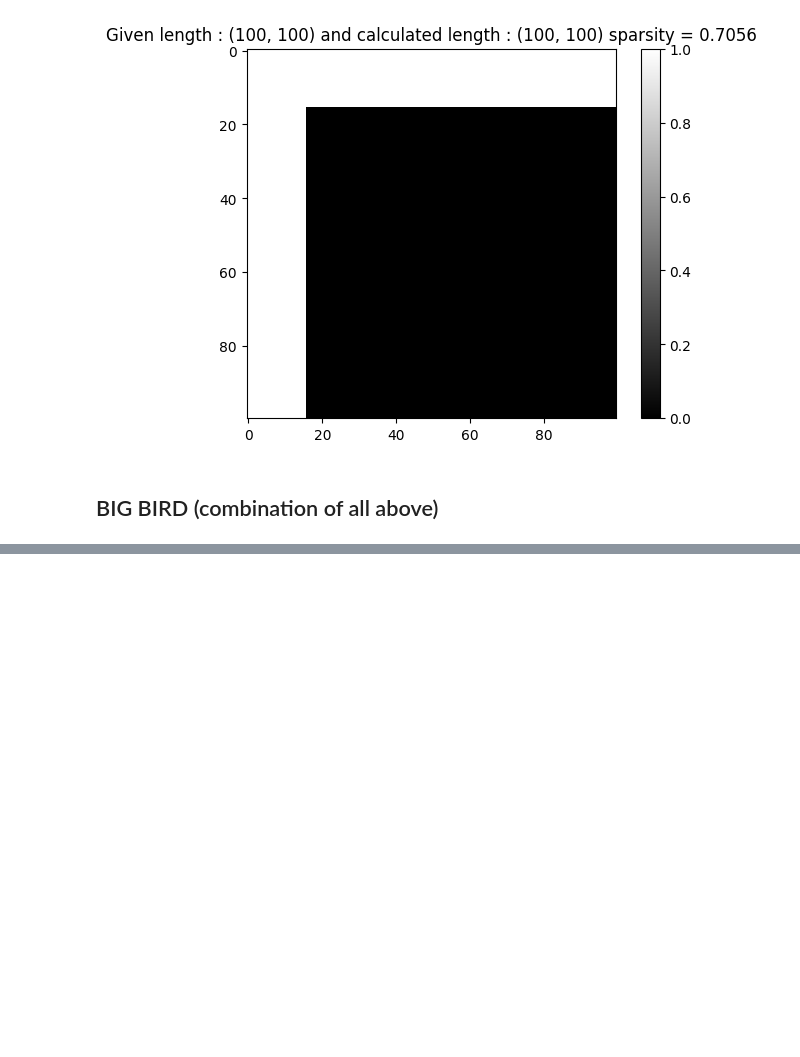
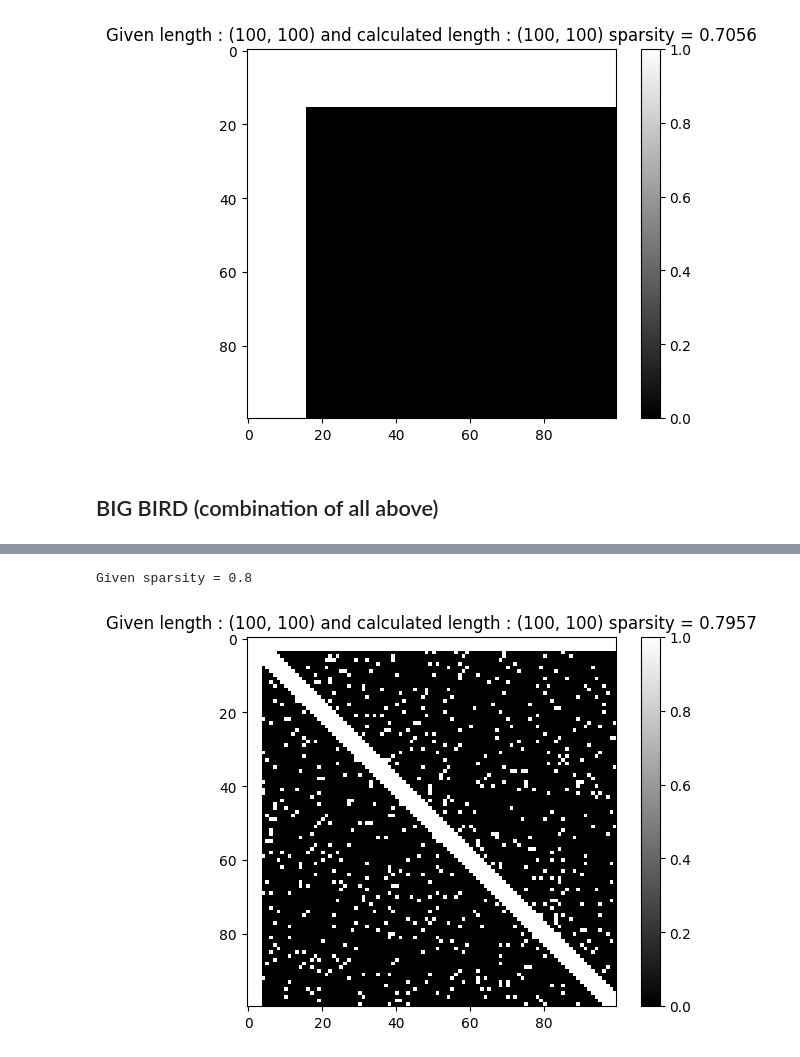
Before and after one commit to shanedonnelly/artificial_big_bird_matrix_generator, a Jupyter notebook: big_bird.ipynb, the cells around one changed output, grey strips where cells are left out. Saved outputs shown, nothing was run; the diff lists cells and outputs as text; code cells hidden in the pictures; blank space fills up the shorter version.

```diff
--- a/big_bird.ipynb
+++ b/big_bird.ipynb
@@ -334,0 +374,34 @@ def add_big_bird_mask(matrix, length, nz_per_row, diagonal_width, global_width):
+# %%
+def adjust_total_sparsity(total_sparsity):
+    x = total_sparsity
+    # degree = 3
+    # a = 2.61815675
+    # b = -4.77052715
+    # c = 2.98999146
+    # d = 0.19945692
+    # res =  a  * ( x ** 3 )  + b * (x ** 2) + c * x
+    # degree = 5
+    a = 24.08862473
+    b = -65.2963488
+    c = 64.48601296
+    d = -28.42365239
+    e = 5.98076684
+    f = 0.17082526
+    poly =  a * x**5 + b * x**4 + c * x**3 + d * x**2 + e * x + f
+    res = min(max(poly, 0.0), 1.0)
+    return res
+# %%
+def get_big_bird_mask_with_total_sparsity( length, total_sparsity, adjust):
+    if adjust :
+        total_sparsity = adjust_total_sparsity(total_sparsity)
+    random_sparsity = total_sparsity
+    window_sparsity = total_sparsity
+    global_sparsity = total_sparsity
+    total_mask = get_big_bird_mask_with_sparsity( length, random_sparsity, window_sparsity, global_sparsity)
+    return total_mask
+# %%
+def generate_big_bird_with_total_sparsity(length,total_sparsity, adjust):
+    matrix = np.zeros((length, length))
+    mask = get_big_bird_mask_with_total_sparsity(length, total_sparsity, adjust)
+    matrix[mask] = 1
+    return matrix
@@ -334,0 +445,13 @@ def add_big_bird_mask(matrix, length, nz_per_row, diagonal_width, global_width):
+# %%
+def test_generate_big_bird_with_total_sparsity():
+    length = 100
+    total_sparsity = 0.8
+    adjust = True
+    matrix = generate_big_bird_with_total_sparsity(length, total_sparsity, adjust)
+    print(f"Given sparsity = {total_sparsity}")
+    show_matrix_infos(matrix, length)
+
+test_generate_big_bird_with_total_sparsity()
+# %% [output]
+Given sparsity = 0.8
+[figure, added]
```
Also changed, not shown: parts of 31 cells of this notebook, 8 other files.
